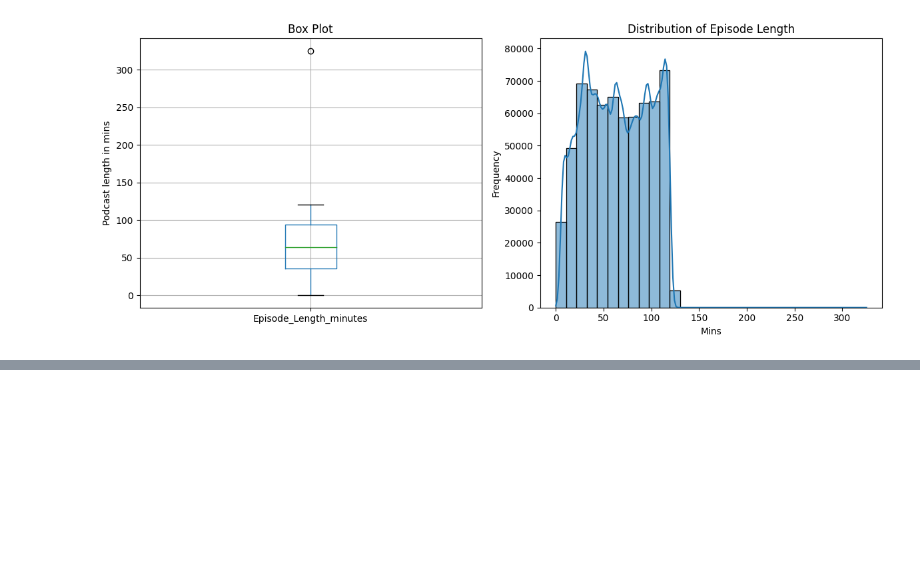
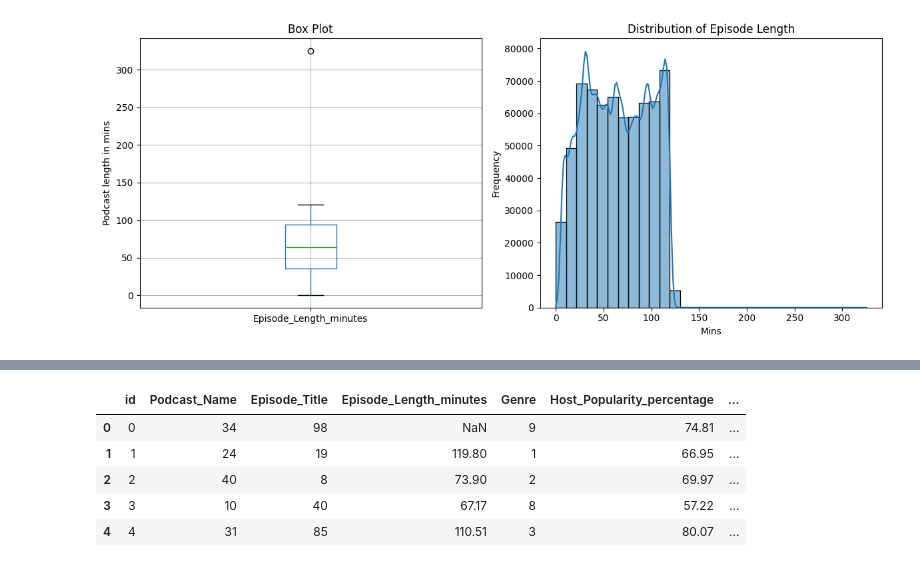
Before and after one commit to rahus12/kaggle-podcast-playtime, a Jupyter notebook: code.ipynb, the cells around one changed output, grey strips where cells are left out. Cells and saved outputs as stored; diff of their text form; code cells hidden in the pictures; blank space fills up the shorter version.

```diff
--- a/code.ipynb
+++ b/code.ipynb
@@ -63,0 +132,9 @@ plt.show()
+# %%
+df_encoded.head()
+# %% [output]
+|  | id | Podcast_Name | Episode_Title | Episode_Length_minutes | Genre | Host_Popularity_percentage | ... |
+| 0 | 0 | 34 | 98 | NaN | 9 | 74.81 | ... |
+| 1 | 1 | 24 | 19 | 119.80 | 1 | 66.95 | ... |
+| 2 | 2 | 40 | 8 | 73.90 | 2 | 69.97 | ... |
+| 3 | 3 | 10 | 40 | 67.17 | 8 | 57.22 | ... |
+| 4 | 4 | 31 | 85 | 110.51 | 3 | 80.07 | ... |
```
Also changed, not shown: parts of 14 cells of this notebook.
